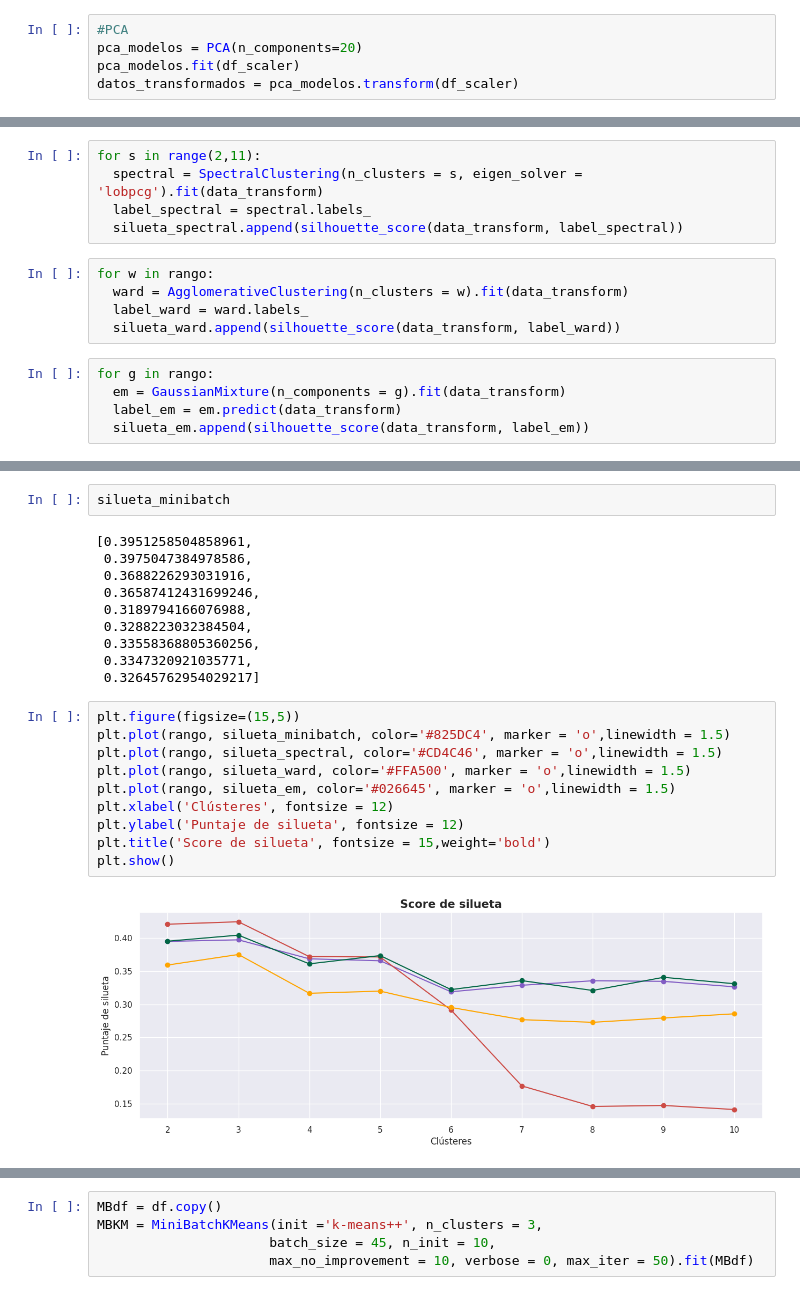
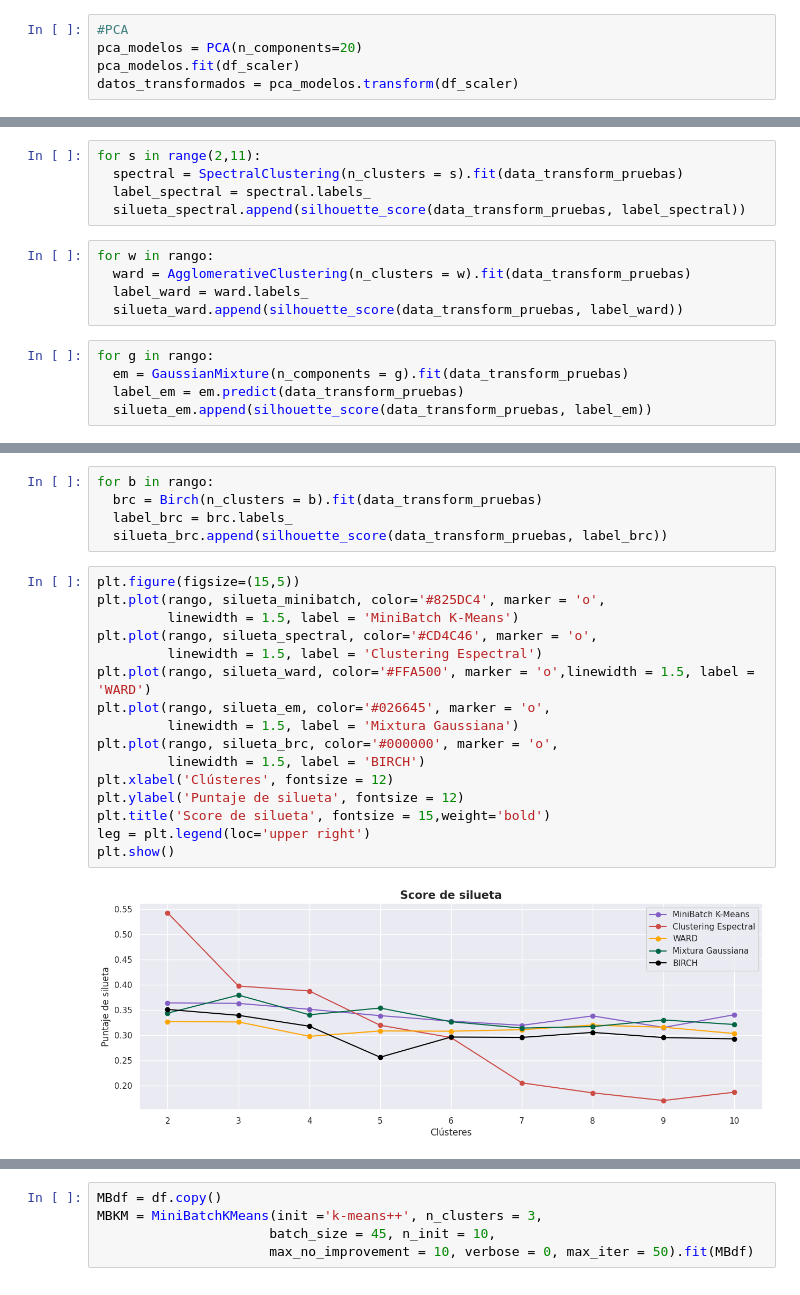
Before and after one commit to piero0090/Tesis-SeminarioII, a Jupyter notebook: Clustering_football_players.ipynb, the cells around one changed output, grey strips where cells are left out. Drawn from its saved outputs; the diff is of its cells as text.

```diff
--- a/Clustering_football_players.ipynb
+++ b/Clustering_football_players.ipynb
@@ -350,15 +282,15 @@ for m in rango:
 # %%
 for s in range(2,11):
-  spectral = SpectralClustering(n_clusters = s, eigen_solver = 'lobpcg').fit(data_transform)
+  spectral = SpectralClustering(n_clusters = s).fit(data_transform_pruebas)
   label_spectral = spectral.labels_
-  silueta_spectral.append(silhouette_score(data_transform, label_spectral))
+  silueta_spectral.append(silhouette_score(data_transform_pruebas, label_spectral))
 # %%
 for w in rango:
-  ward = AgglomerativeClustering(n_clusters = w).fit(data_transform)
+  ward = AgglomerativeClustering(n_clusters = w).fit(data_transform_pruebas)
   label_ward = ward.labels_
-  silueta_ward.append(silhouette_score(data_transform, label_ward))
+  silueta_ward.append(silhouette_score(data_transform_pruebas, label_ward))
 # %%
 for g in rango:
-  em = GaussianMixture(n_components = g).fit(data_transform)
-  label_em = em.predict(data_transform)
-  silueta_em.append(silhouette_score(data_transform, label_em))
+  em = GaussianMixture(n_components = g).fit(data_transform_pruebas)
+  label_em = em.predict(data_transform_pruebas)
+  silueta_em.append(silhouette_score(data_transform_pruebas, label_em))
@@ -377,27 +297,26 @@ silueta_spectral
-# %%
-silueta_minibatch
-# %% [output]
-[0.3951258504858961,
- 0.3975047384978586,
- 0.3688226293031916,
- 0.36587412431699246,
- 0.3189794166076988,
- 0.3288223032384504,
- 0.33558368805360256,
- 0.3347320921035771,
- 0.32645762954029217]
+# %%
+for b in rango:
+  brc = Birch(n_clusters = b).fit(data_transform_pruebas)
+  label_brc = brc.labels_
+  silueta_brc.append(silhouette_score(data_transform_pruebas, label_brc))
 # %%
 plt.figure(figsize=(15,5))
-plt.plot(rango, silueta_minibatch, color='#825DC4', marker = 'o',linewidth = 1.5)
-plt.plot(rango, silueta_spectral, color='#CD4C46', marker = 'o',linewidth = 1.5)
-plt.plot(rango, silueta_ward, color='#FFA500', marker = 'o',linewidth = 1.5)
-plt.plot(rango, silueta_em, color='#026645', marker = 'o',linewidth = 1.5)
+plt.plot(rango, silueta_minibatch, color='#825DC4', marker = 'o',
+         linewidth = 1.5, label = 'MiniBatch K-Means')
+plt.plot(rango, silueta_spectral, color='#CD4C46', marker = 'o',
+         linewidth = 1.5, label = 'Clustering Espectral')
+plt.plot(rango, silueta_ward, color='#FFA500', marker = 'o',linewidth = 1.5, label = 'WARD')
+plt.plot(rango, silueta_em, color='#026645', marker = 'o',
+         linewidth = 1.5, label = 'Mixtura Gaussiana')
+plt.plot(rango, silueta_brc, color='#000000', marker = 'o',
+         linewidth = 1.5, label = 'BIRCH')
 plt.xlabel('Clústeres', fontsize = 12)
 plt.ylabel('Puntaje de silueta', fontsize = 12)
 plt.title('Score de silueta', fontsize = 15,weight='bold')
+leg = plt.legend(loc='upper right')
 plt.show()
 # %% [output]
-[figure, old version]
+[figure, new version]
 # %%
 from sklearn.datasets import make_blobs
 from sklearn.cluster import KMeans
```
Also changed, not shown: parts of 55 cells of this notebook.
